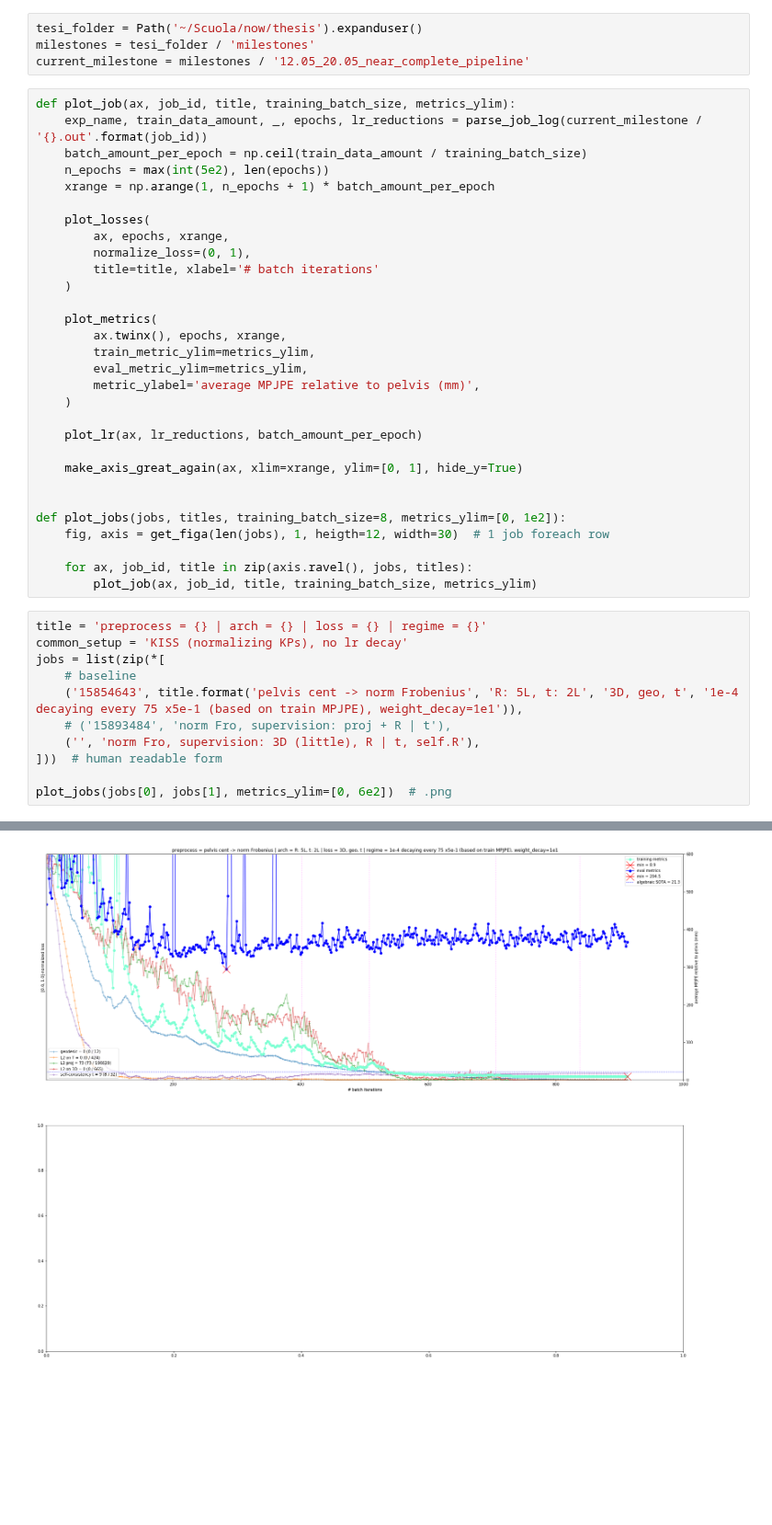
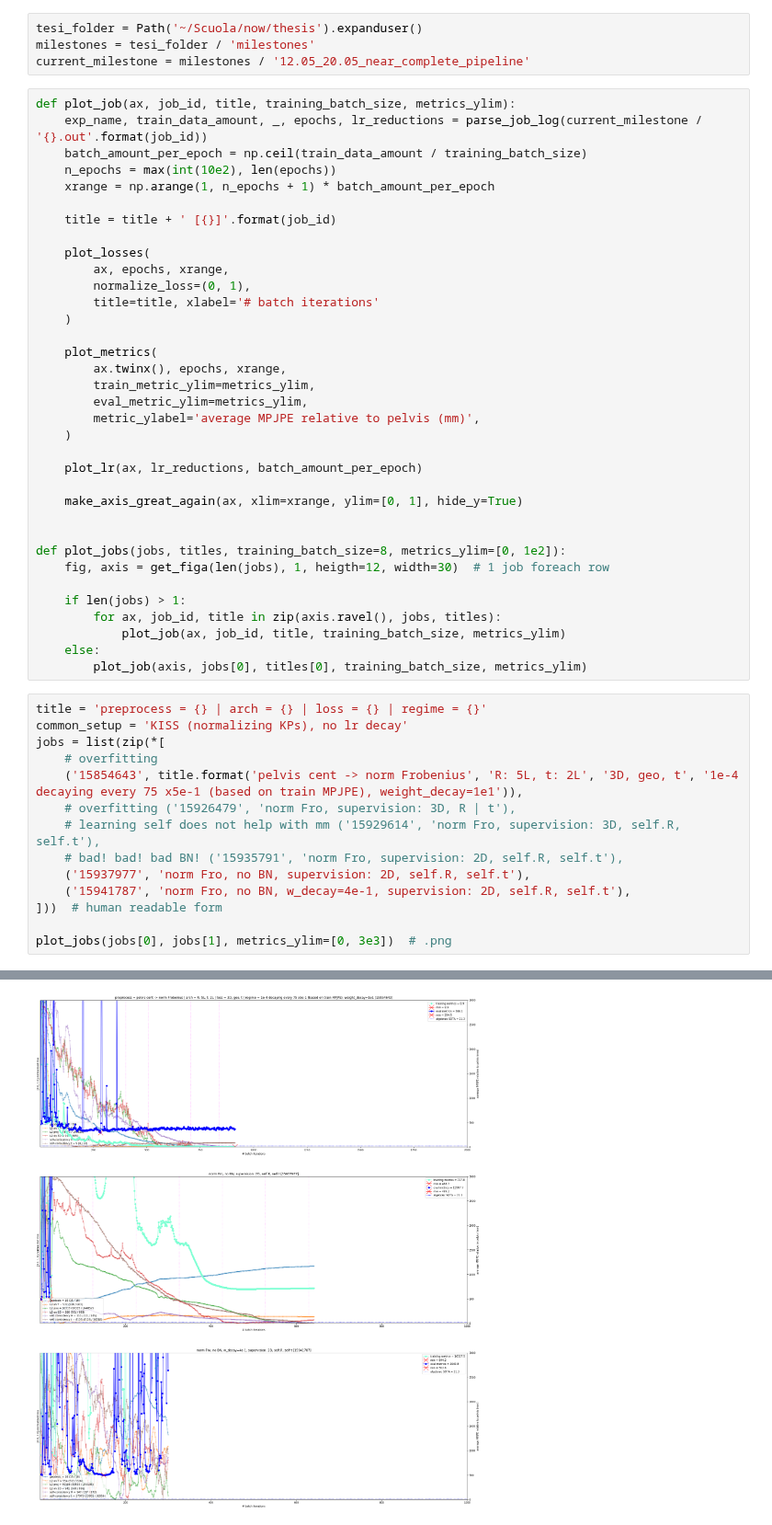
Before and after one commit to karfly/learnable-triangulation-pytorch, a Jupyter notebook: tom.ipynb, the cells around one changed output, grey strips where cells are left out. Shown at 92% size. Cells and saved outputs as stored; diff of their text form; blank space fills up the shorter version.

```diff
--- a/tom.ipynb
+++ b/tom.ipynb
@@ -18,8 +18,10 @@ current_milestone = milestones / '12.05_20.05_near_complete_pipeline'
 def plot_job(ax, job_id, title, training_batch_size, metrics_ylim):
     exp_name, train_data_amount, _, epochs, lr_reductions = parse_job_log(current_milestone / '{}.out'.format(job_id))
     batch_amount_per_epoch = np.ceil(train_data_amount / training_batch_size)
-    n_epochs = max(int(5e2), len(epochs))
+    n_epochs = max(int(10e2), len(epochs))
     xrange = np.arange(1, n_epochs + 1) * batch_amount_per_epoch
+
+    title = title + ' [{}]'.format(job_id)
 
     plot_losses(
         ax, epochs, xrange,
@@ -42,17 +44,23 @@ def plot_job(ax, job_id, title, training_batch_size, metrics_ylim):
 def plot_jobs(jobs, titles, training_batch_size=8, metrics_ylim=[0, 1e2]):
     fig, axis = get_figa(len(jobs), 1, heigth=12, width=30)  # 1 job foreach row
 
-    for ax, job_id, title in zip(axis.ravel(), jobs, titles):
-        plot_job(ax, job_id, title, training_batch_size, metrics_ylim)
+    if len(jobs) > 1:
+        for ax, job_id, title in zip(axis.ravel(), jobs, titles):
+            plot_job(ax, job_id, title, training_batch_size, metrics_ylim)
+    else:
+        plot_job(axis, jobs[0], titles[0], training_batch_size, metrics_ylim)
 # %%
 title = 'preprocess = {} | arch = {} | loss = {} | regime = {}'
 common_setup = 'KISS (normalizing KPs), no lr decay'
 jobs = list(zip(*[
-    # baseline
+    # overfitting
     ('15854643', title.format('pelvis cent -> norm Frobenius', 'R: 5L, t: 2L', '3D, geo, t', '1e-4 decaying every 75 x5e-1 (based on train MPJPE), weight_decay=1e1')),
-    # ('15893484', 'norm Fro, supervision: proj + R | t'),
-    ('', 'norm Fro, supervision: 3D (little), R | t, self.R'),
+    # overfitting ('15926479', 'norm Fro, supervision: 3D, R | t'),
+    # learning self does not help with mm ('15929614', 'norm Fro, supervision: 3D, self.R, self.t'),
+    # bad! bad! bad BN! ('15935791', 'norm Fro, supervision: 2D, self.R, self.t'),
+    ('15937977', 'norm Fro, no BN, supervision: 2D, self.R, self.t'),
+    ('15941787', 'norm Fro, no BN, w_decay=4e-1, supervision: 2D, self.R, self.t'),
 ]))  # human readable form
 
-plot_jobs(jobs[0], jobs[1], metrics_ylim=[0, 6e2])  # .png
+plot_jobs(jobs[0], jobs[1], metrics_ylim=[0, 3e3])  # .png
 # %% [output]
@@ -60 +67 @@ FileNotFoundError: [Errno 2] No such file or directory: '/home/stefano/Scuola/no
-[figure, old version]
+[figure, new version]
```
Also changed, not shown: parts of 2 cells of this notebook, 7 other files.
